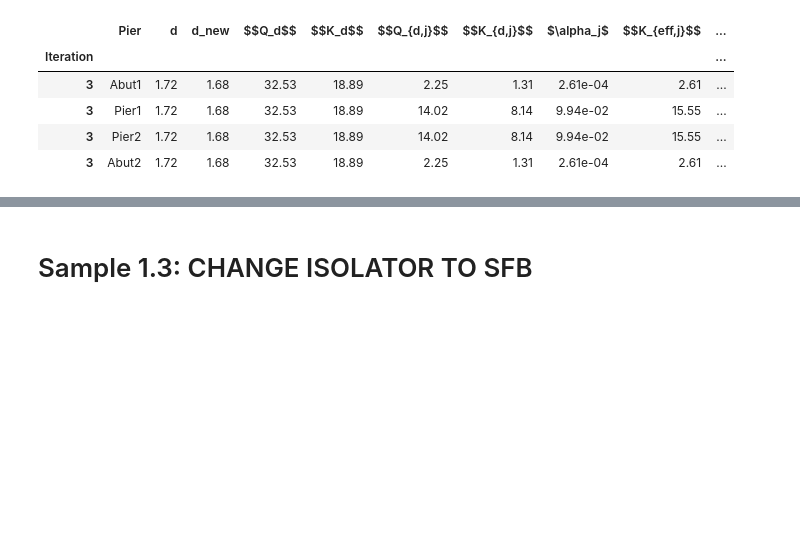
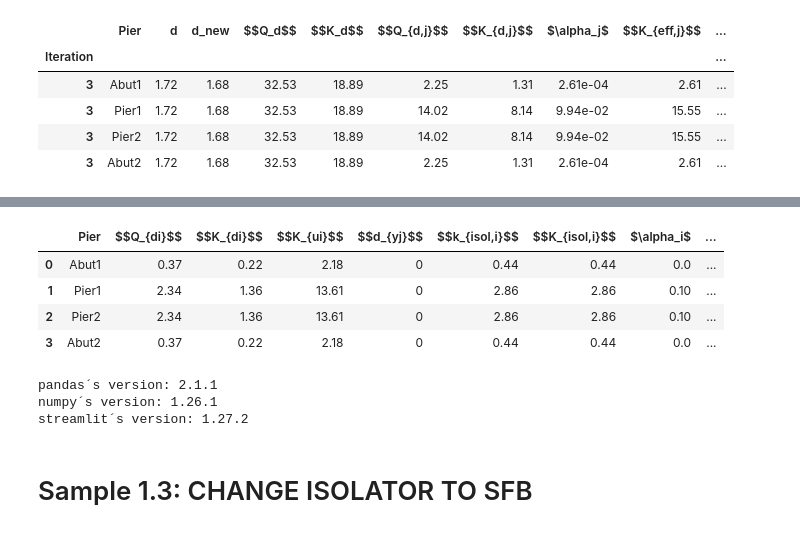
Before and after one commit to CFCSL/BASE-ISOLATION, a Jupyter notebook: Samples.ipynb, the cells around one changed output, grey strips where cells are left out. Saved outputs shown, nothing was run; the diff lists cells and outputs as text; code cells hidden in the pictures; blank space fills up the shorter version.

```diff
--- a/Samples.ipynb
+++ b/Samples.ipynb
@@ -55,0 +79,9 @@ df_conv
+# %%
+df1_conv=list(data_multimode.values())[-1]
+df1_conv
+# %% [output]
+|  | Pier | $$Q_{di}$$ | $$K_{di}$$ | $$K_{ui}$$ | $$d_{yj}$$ | $$k_{isol,i}$$ | $$K_{isol,i}$$ | $\alpha_i$ | ... |
+| 0 | Abut1 | 0.37 | 0.22 | 2.18 | 0 | 0.44 | 0.44 | 0.0 | ... |
+| 1 | Pier1 | 2.34 | 1.36 | 13.61 | 0 | 2.86 | 2.86 | 0.10 | ... |
+| 2 | Pier2 | 2.34 | 1.36 | 13.61 | 0 | 2.86 | 2.86 | 0.10 | ... |
+| 3 | Abut2 | 0.37 | 0.22 | 2.18 | 0 | 0.44 | 0.44 | 0.0 | ... |
@@ -56,3 +94,15 @@ df_conv
+# %%
+import numpy as np
+import pandas as pd
+import streamlit as st
+
+print (f'pandas´s version: {pd.__version__}')
+print (f'numpy´s version: {np.__version__}')
+print (f'streamlit´s version: {st.__version__}')
+# %% [output]
+pandas´s version: 2.1.1
+numpy´s version: 1.26.1
+streamlit´s version: 1.27.2
 # %% [markdown]
 # Sample 1.3: CHANGE  ISOLATOR TO SFB
 ![image.png](attachment:c655bddb-3e35-477b-a115-720fcb61f89c.png)
```
Also changed, not shown: parts of 8 cells of this notebook, 1 other file.
